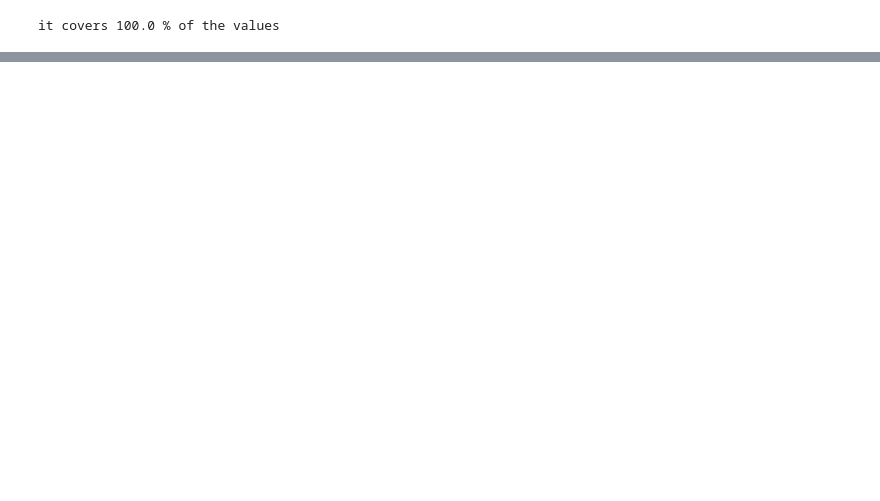
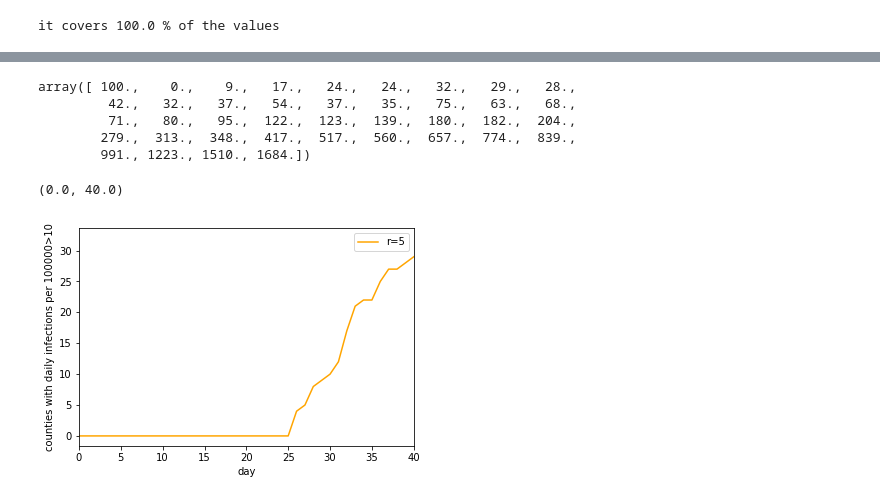
Before and after one commit to Qing1011/branchingmodel, a Jupyter notebook: notebook/branching_ensemble-r=5.ipynb, the cells around one changed output, grey strips where cells are left out. Cells and saved outputs as stored; diff of their text form; code cells hidden in the pictures; blank space fills up the shorter version.

```diff
--- a/notebook/branching_ensemble-r=5.ipynb
+++ b/notebook/branching_ensemble-r=5.ipynb
@@ -90,5 +92,13 @@ for en_i in range(num_ens):
+# %%
+E_NewInf[0,1858,:40]
+# %% [output]
+array([ 100.,    0.,    9.,   17.,   24.,   24.,   32.,   29.,   28.,
+         42.,   32.,   37.,   54.,   37.,   35.,   75.,   63.,   68.,
+         71.,   80.,   95.,  122.,  123.,  139.,  180.,  182.,  204.,
+        279.,  313.,  348.,  417.,  517.,  560.,  657.,  774.,  839.,
+        991., 1223., 1510., 1684.])
 # %%
-NewInf_avg = np.mean(E_NewInf[:4],axis=0)
+NewInf_avg = np.mean(E_NewInf,axis=0)
 # %%
 NewInf_as = NewInf_avg[:,:60]
 daily_per_pop = NewInf_as/pop[:,None]*100000
@@ -97,8 +107,12 @@ NewInf1 = np.loadtxt('NewInf_r_5.csv')
 NewInf_s1 = NewInf1[:,:60]
 daily_per_pop1 = NewInf_s1/pop[:,None]*100000
 # %%
-plt.plot(np.sum(daily_per_pop1>10,axis=0),label='r=0.1',color='green')
+# plt.plot(np.sum(daily_per_pop1>10,axis=0),label='r=0.1',color='green')
 plt.plot(np.sum(daily_per_pop>10,axis=0),label='r=5',color='orange')
 plt.legend()
 plt.xlabel('day')
 plt.ylabel('counties with daily infections per 100000>10')
+plt.xlim(0,40)
+# %% [output]
+(0.0, 40.0)
+[figure, added]
```
Also changed, not shown: parts of 2 cells of this notebook, 4 other files.
